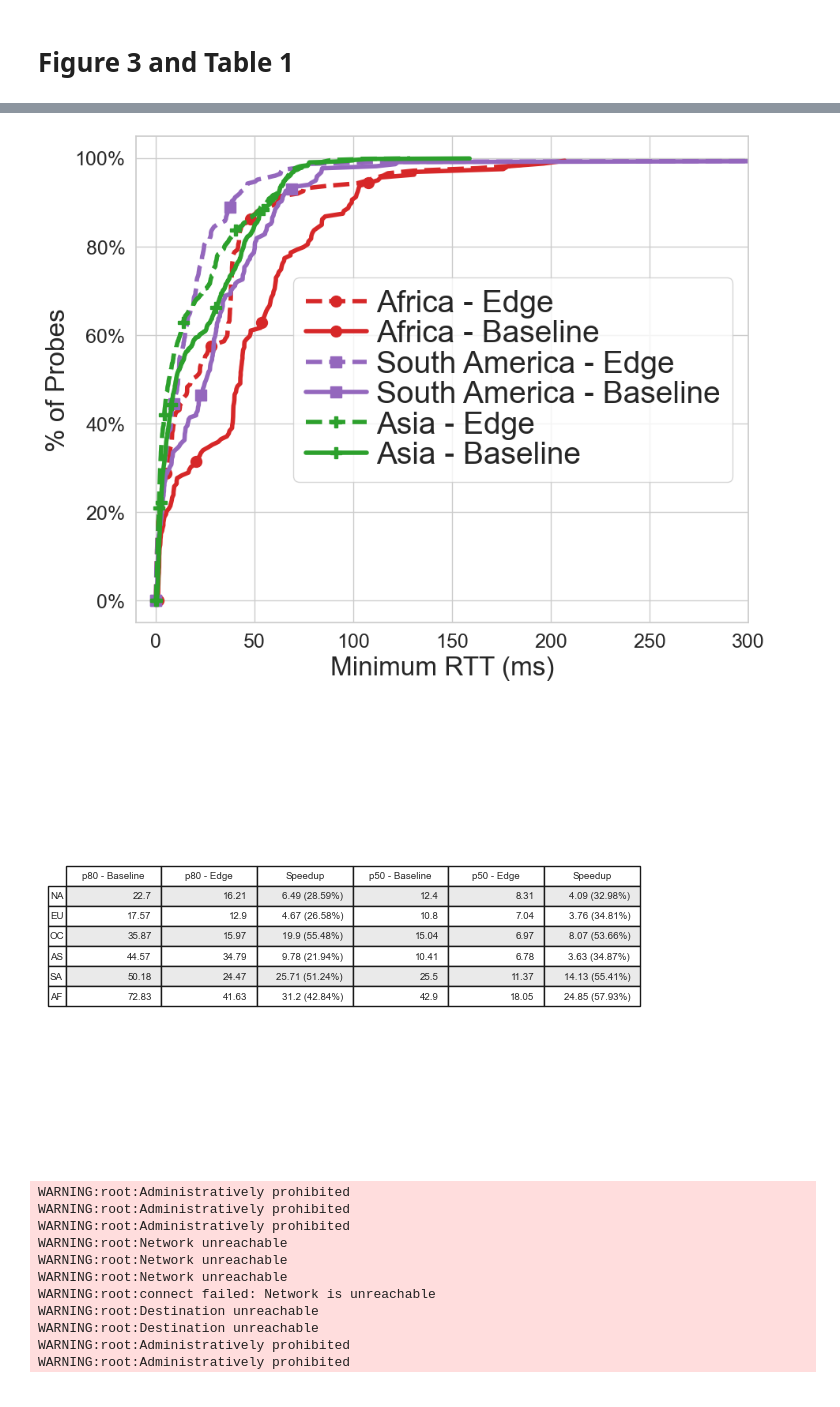
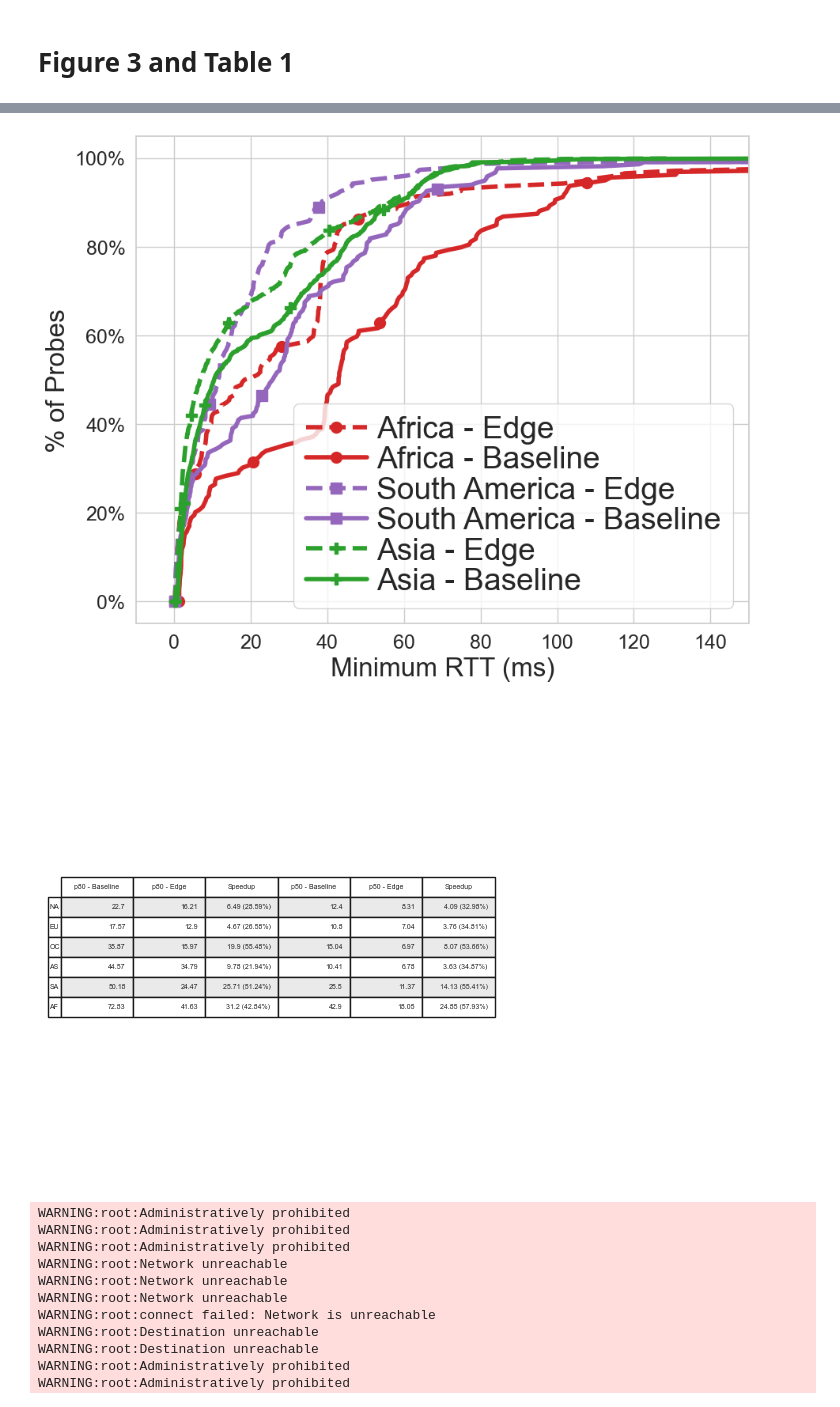
Before and after one commit to TuftsNATLab/EdgeDivide, a Jupyter notebook: RIPEAtlasGraphs.ipynb, the cells around one changed output, grey strips where cells are left out. Saved outputs shown, nothing was run; the diff lists cells and outputs as text; code cells hidden in the pictures.

```diff
--- a/RIPEAtlasGraphs.ipynb
+++ b/RIPEAtlasGraphs.ipynb
@@ -302,14 +305,14 @@ for c in ["NA", "EU", "OC"]:
     plotCDF(min_rtts.values(), ax=ax, label=f"{continent_code_to_name(c)} - Edge", linewidth=4, color=continent_code_to_color(c), linestyle='--', marker=continent_code_to_marker(c), markevery=continent_code_to_marker_every(c), markersize=10)
     plotCDF(continent_baseline_results[c], label=f"{continent_code_to_name(c)} - Baseline", ax=ax, linewidth=4, color=continent_code_to_color(c), marker=continent_code_to_marker(c), markevery=continent_code_to_marker_every(c), markersize=10)
 style_graph_cdf(ax)
-ax.set_xlim(-3, 100)
+ax.set_xlim(-3, 45)
 ax.legend(
     labelspacing=0.06,
     columnspacing=0.5,
     handletextpad=0.3,
     ncol=1,
     fontsize="28",
-    loc="right",
+    loc="lower right",
 )
 fig.savefig('./images/na_eu_oc_speeds.png', dpi=300, bbox_inches='tight')
 
@@ -321,14 +324,14 @@ for c in ["AF", "SA", "AS"]:
     plotCDF(min_rtts.values(), ax=ax, label=f"{continent_code_to_name(c)} - Edge", linewidth=4, color=continent_code_to_color(c), linestyle='--', marker=continent_code_to_marker(c), markevery=continent_code_to_marker_every(c), markersize=10)
     plotCDF(continent_baseline_results[c], label=f"{continent_code_to_name(c)} - Baseline", ax=ax, color=continent_code_to_color(c), linewidth=4, marker=continent_code_to_marker(c), markevery=continent_code_to_marker_every(c), markersize=10)
 style_graph_cdf(ax)
-ax.set_xlim(-10, 300)
+ax.set_xlim(-10, 150)
 ax.legend(
     labelspacing=0.06,
     columnspacing=0.5,
     handletextpad=0.3,
     ncol=1,
     fontsize="28",
-    loc="right",
+    loc="lower right",
 )
 fig.savefig('./images/af_sa_as_speeds.png', dpi=300, bbox_inches='tight')
 
@@ -370,5 +373,5 @@ Results from 4811 probes
-[figure, old version]
+[figure, new version]
-[figure, old version]
+[figure, new version]
 # %%
 traceroute_measurement_ids = [53391568, 53391569, 53391571, 53391572, 53391573, 53391577, 53391579, 53391580, 53391582]\
 + [53391583, 53391596, 53391599, 53391601, 53391603, 53391606, 53391610, 53391612, 53391614, 53391616, 53391618]
```
Also changed, not shown: parts of 2 cells of this notebook.
